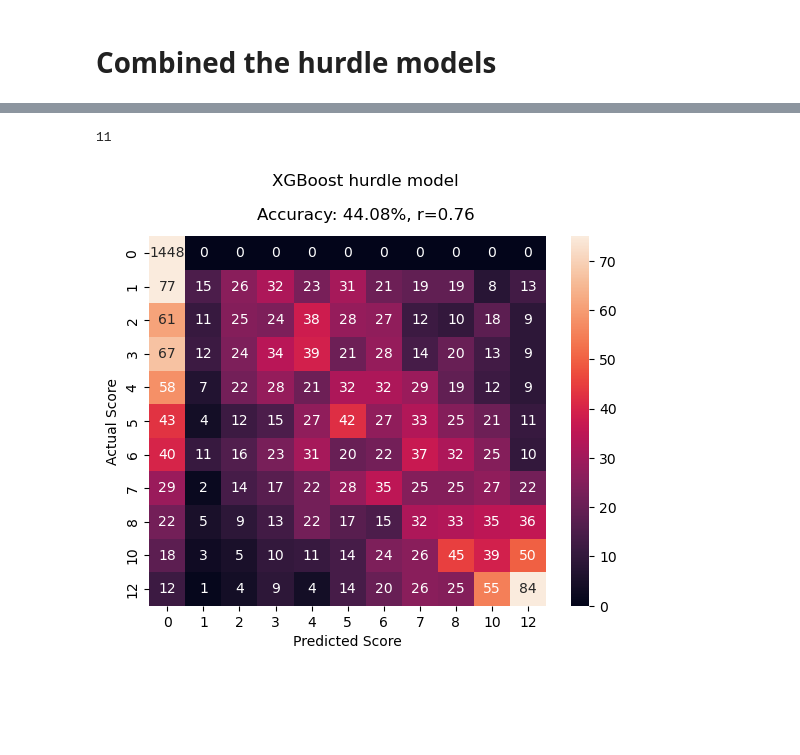
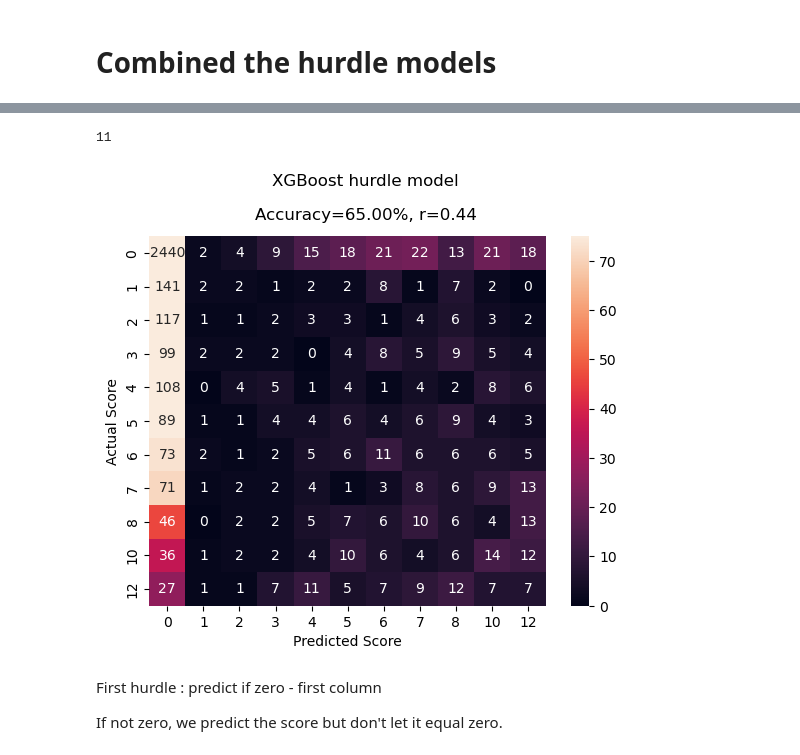
Before and after one commit to KatrionaGoldmann/Eurovision_TDS, a Jupyter notebook: xgboost.ipynb, the cells around one changed output, grey strips where cells are left out. Saved outputs shown, nothing was run; the diff lists cells and outputs as text; code cells hidden in the pictures; blank space fills up the shorter version.

Commit message:
update the hurdle model - test set split on year*voting country

```diff
--- a/xgboost.ipynb
+++ b/xgboost.ipynb
@@ -544,0 +472,3 @@ See the caveats in the documentation: https://pandas.pydata.org/pandas-docs/stab
+# %%
+model = xgb.XGBClassifier()
+hurdle1_model = model.fit(X_train, y_train)
@@ -622,4 +688,0 @@ hurdle_input.head()
-# %%
-#model_ranked, test_data, train_data = xgboost_rank_model(hurdle_input, seed=7, test_size=0.33)
-model_ranked, test_data, train_data = xgboost_rank_model(df_xgboost, seed=7, test_size=0.33)
-predictions2 = ranked_model_predictions(model_ranked, test_data)
@@ -664,15 +689,23 @@ predictions1 = p1
 # %%
 pred1 = predictions1.loc[predictions1['predictions'] == 0]
-pred1 = pred1[['predictions', 'Votes', 'Year', 'code', 'From country']]
+
+#print(pred1['actual'].value_counts())
+
+pred1 = pred1[['predictions', 'rank', 'id']] # , 'code', 'From country'
 
 # rename Votes as actual
-pred1 = pred1.rename(columns={"Votes": 'actual'})
+pred1 = pred1.rename(columns={"rank": 'actual'})
 
 pred2 = predictions2[['predictions', 'actual', 'id']]
 
-pred2['code'] = pred2['id'].str[:2]
-pred2['Year'] = pred2['id'].str[-4:]
-pred2 = pred2.drop(columns=['id'])
+# order by id
+pred2 = pred2.sort_values(by=['id'])
 
-pred2.head()
+#pred2 = pred2.rename(columns={"rank": 'actual'})
+
+# pred2['code'] = pred2['id'].str[:2]
+# pred2['Year'] = pred2['id'].str[-4:]
+# pred2 = pred2.drop(columns=['id'])
+
+pred2.head(20)
 # %% [output]
@@ -716,36 +776,38 @@ SpearmanrResult(correlation=0.7563685678273784, pvalue=0.0)
 # %%
+from sklearn.metrics import accuracy_score, confusion_matrix
+from scipy.stats import spearmanr
+
 # confusion matrix for hurdle model
 
 # evaluate predictions
-accuracy = accuracy_score(predictions_final['actual'], predictions_final['predictions'])
-#print("Accuracy: %.2f%%" % (accuracy * 100.0))
+accuracy = accuracy_score(predictions_final['predictions'], predictions_final['actual'])
 
-cm = confusion_matrix(predictions_final['actual'], predictions_final['predictions'])
+cm = confusion_matrix(y_true=predictions_final['actual'], y_pred=predictions_final['predictions'])
 plot = sns.heatmap(cm, annot=True, fmt='g', vmin=0, vmax=75)
 
 print(len(cm[[0]][0]))
 
 if(len(cm[[0]][0]) == 11) :
 # change the tick labels
     plot.set_xticks(np.arange(0, 11, 1)+0.5, np.arange(0, 9, 1).tolist() + [10, 12])
     plot.set_yticks(np.arange(0, 11, 1)+0.5, np.arange(0, 9, 1).tolist() + [10, 12])
 else:
     plot.set_xticks(np.arange(0, 10, 1)+0.5, np.arange(1, 9, 1).tolist() + [10, 12])
     plot.set_yticks(np.arange(0, 10, 1)+0.5, np.arange(1, 9, 1).tolist() + [10, 12])
 
-
 # spearman correlation
 corr, p = spearmanr(predictions_final['actual'], predictions_final['predictions'])
 
-
-
-
 plot.text(x=6, y=-1.5, s= "XGBoost hurdle model", fontsize=12, ha="center")
-plot.text(x=6, y=-0.5, s= "Accuracy: %.2f%%, r=%.2f"% (accuracy * 100.0, corr), fontsize=12, ha="center")
+plot.text(x=6, y=-0.5, s= "Accuracy=%.2f%%, r=%.2f"% (accuracy * 100.0, corr), fontsize=12, ha="center")
 plot.set_ylabel('Actual Score')
 plot.set_xlabel('Predicted Score')
 
 plt.show()
 # %% [output]
 11
-[figure, old version]
+[figure, new version]
+# %% [markdown]
+First hurdle : predict if zero - first column
+
+If not zero, we predict the score but don't let it equal zero.
```
Also changed, not shown: parts of 55 cells of this notebook, 1 other file.
